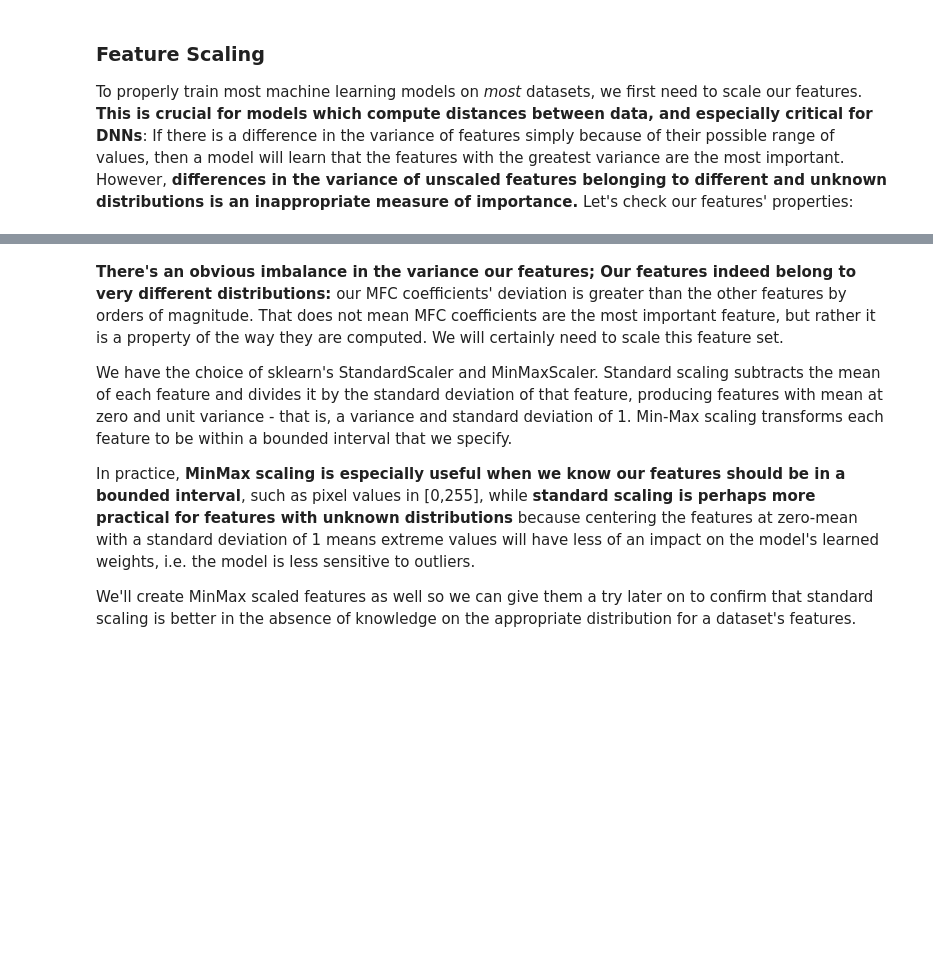
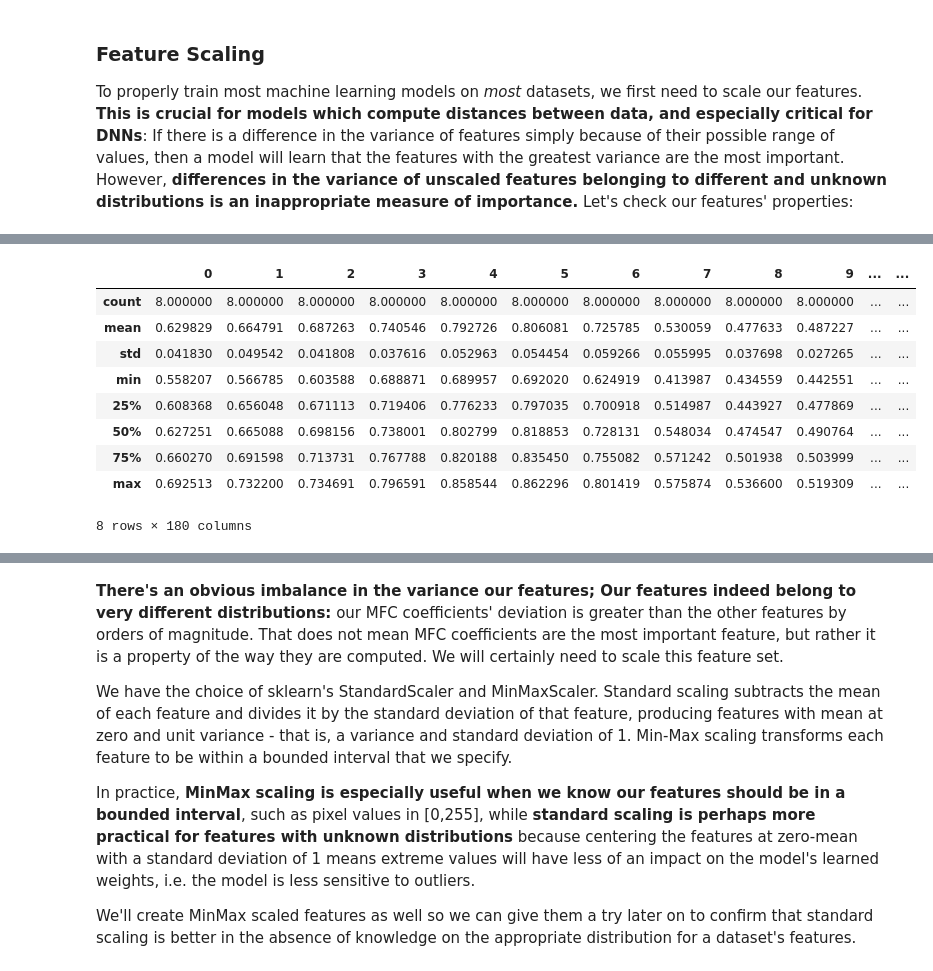
Before and after one commit to MIS520/Week3-ClassicML, a Jupyter notebook: Week_3_ML_P2.ipynb, the cells around one changed output, grey strips where cells are left out. Drawn from its saved outputs; the diff is of its cells as text; code cells hidden in the pictures; blank space fills up the shorter version.

```diff
--- a/Week_3_ML_P2.ipynb
+++ b/Week_3_ML_P2.ipynb
@@ -285,5 +369,18 @@ features.describe()
 | max | 0.999220 | 1.000000 | 0.993107 | 0.993467 | 0.987711 | 0.982193 | 0.977960 | 0.978808 | 0.985013 | 0.988497 | ... | ... |
 8 rows × 180 columns
+# %%
+a26_features.describe()
+# %% [output]
+|  | 0 | 1 | 2 | 3 | 4 | 5 | 6 | 7 | 8 | 9 | ... | ... |
+| count | 8.000000 | 8.000000 | 8.000000 | 8.000000 | 8.000000 | 8.000000 | 8.000000 | 8.000000 | 8.000000 | 8.000000 | ... | ... |
+| mean | 0.629829 | 0.664791 | 0.687263 | 0.740546 | 0.792726 | 0.806081 | 0.725785 | 0.530059 | 0.477633 | 0.487227 | ... | ... |
+| std | 0.041830 | 0.049542 | 0.041808 | 0.037616 | 0.052963 | 0.054454 | 0.059266 | 0.055995 | 0.037698 | 0.027265 | ... | ... |
+| min | 0.558207 | 0.566785 | 0.603588 | 0.688871 | 0.689957 | 0.692020 | 0.624919 | 0.413987 | 0.434559 | 0.442551 | ... | ... |
+| 25% | 0.608368 | 0.656048 | 0.671113 | 0.719406 | 0.776233 | 0.797035 | 0.700918 | 0.514987 | 0.443927 | 0.477869 | ... | ... |
+| 50% | 0.627251 | 0.665088 | 0.698156 | 0.738001 | 0.802799 | 0.818853 | 0.728131 | 0.548034 | 0.474547 | 0.490764 | ... | ... |
+| 75% | 0.660270 | 0.691598 | 0.713731 | 0.767788 | 0.820188 | 0.835450 | 0.755082 | 0.571242 | 0.501938 | 0.503999 | ... | ... |
+| max | 0.692513 | 0.732200 | 0.734691 | 0.796591 | 0.858544 | 0.862296 | 0.801419 | 0.575874 | 0.536600 | 0.519309 | ... | ... |
+8 rows × 180 columns
 # %%
 # We would usually use df.describe(), but it provides a bit of a mess of information we don't need at the moment.
 def print_features(df):
```
Also changed, not shown: parts of 21 cells of this notebook.
